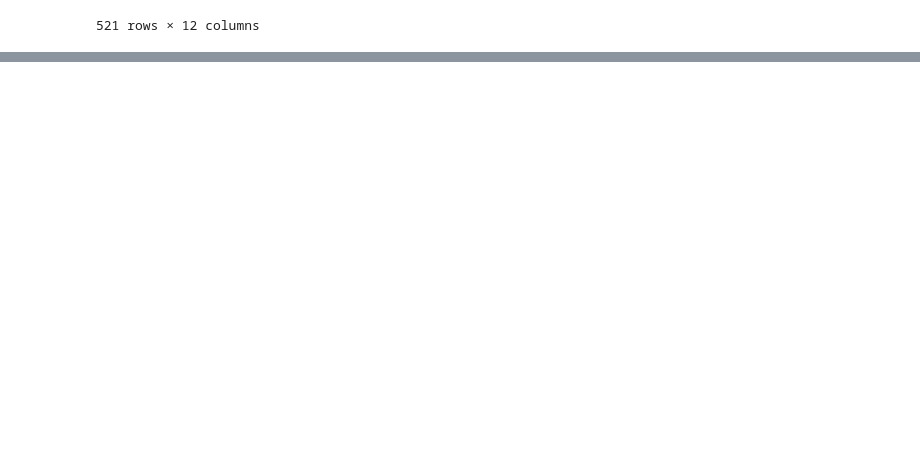
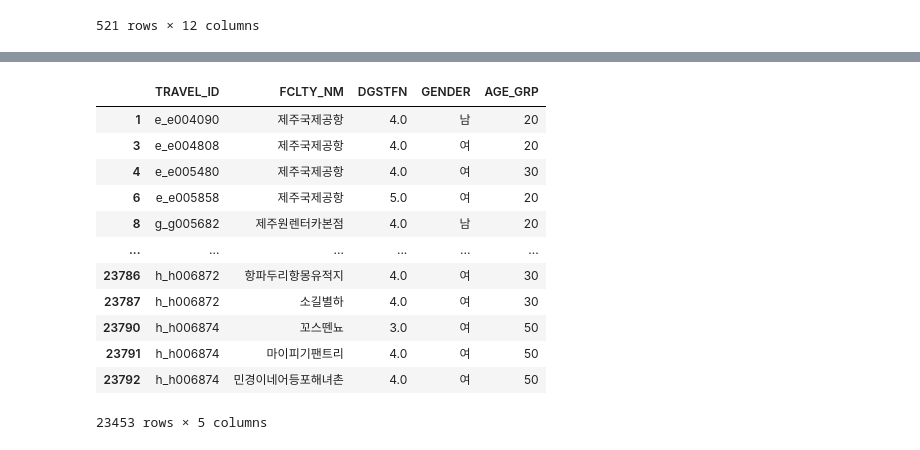
Before and after one commit to hanhee-cho/DA36_mini2_Jeju_for_All, a Jupyter notebook: minha_temp.ipynb, the cells around one changed output, grey strips where cells are left out. Cells and saved outputs as stored; diff of their text form; code cells hidden in the pictures; blank space fills up the shorter version.

```diff
--- a/minha_temp.ipynb
+++ b/minha_temp.ipynb
@@ -186,3 +186,66 @@ df5
 | 12436 | M1971 | 레저/체육/공원 | 대형레저시설 | 요트장 | 서귀포시 | 0 | 0 | ... |
 | 12518 | TANK공연장 | 전시/공연 | 영화/연극/공연 | N | 제주시 | 0 | 0 | ... |
 521 rows × 12 columns
+# %%
+import pandas as pd
+
+df2 = pd.read_csv('./data/tn_visit_area_info_방문지정보_H.csv')
+df2
+jeju_df = df2[df2['ROAD_NM_ADDR'].str.contains('제주', na=False)]
+jeju_df.info()
+jeju_df
+df3 = pd.read_csv('./data/tn_traveller_master_여행객 Master_H.csv')
+df3
+jeju_df.columns
+df3.columns
+df4 = pd.read_csv('./data/tn_travel_여행_H.csv')
+df4
+df3_4 = pd.merge(df3, df4, on='TRAVELER_ID', how='inner')
+df3_4
+merged_df = pd.merge(jeju_df, df3_4, on='TRAVEL_ID', how='inner')
+merged_df
+merged_df.columns
+df = merged_df.drop(['VISIT_AREA_ID', 'VISIT_ORDER',
+                     'VISIT_START_YMD', 'VISIT_END_YMD', 'ROAD_NM_ADDR', 'LOTNO_ADDR',
+                     'X_COORD', 'Y_COORD', 'ROAD_NM_CD', 'LOTNO_CD',
+                     'RESIDENCE_TIME_MIN', 'VISIT_AREA_TYPE_CD', 'REVISIT_YN',
+                     'VISIT_CHC_REASON_CD', 'LODGING_TYPE_CD',
+                     'RCMDTN_INTENTION', 'SGG_CD', 'TRAVELER_ID', 'RESIDENCE_SGG_CD',
+                     'EDU_NM', 'EDU_FNSH_SE', 'MARR_STTS',
+                     'FAMILY_MEMB', 'JOB_NM', 'JOB_ETC', 'INCOME', 'HOUSE_INCOME',
+                     'TRAVEL_TERM', 'TRAVEL_NUM', 'TRAVEL_LIKE_SIDO_1', 'TRAVEL_LIKE_SGG_1',
+                     'TRAVEL_LIKE_SIDO_2', 'TRAVEL_LIKE_SGG_2', 'TRAVEL_LIKE_SIDO_3',
+                     'TRAVEL_LIKE_SGG_3', 'TRAVEL_STYL_1', 'TRAVEL_STYL_2', 'TRAVEL_STYL_3',
+                     'TRAVEL_STYL_4', 'TRAVEL_STYL_5', 'TRAVEL_STYL_6', 'TRAVEL_STYL_7',
+                     'TRAVEL_STYL_8', 'TRAVEL_STATUS_RESIDENCE', 'TRAVEL_STATUS_DESTINATION',
+                     'TRAVEL_STATUS_ACCOMPANY', 'TRAVEL_STATUS_YMD', 'TRAVEL_MOTIVE_1',
+                     'TRAVEL_MOTIVE_2', 'TRAVEL_MOTIVE_3', 'TRAVEL_COMPANIONS_NUM',
+                     'TRAVEL_NM', 'TRAVEL_PURPOSE', 'TRAVEL_START_YMD', 'TRAVEL_END_YMD',
+                     'MVMN_NM', 'TRAVEL_MISSION', 'TRAVEL_MISSION_CHECK', 'POI_ID',
+                     'POI_NM', 'TRAVEL_PERSONA', 'REVISIT_INTENTION'], axis=1)
+df
+df = df.dropna(axis=0)
+df.isna().sum()
+# df = df[~df['VISIT_AREA_NM'].str.contains('집')]
+# df = df[~df['VISIT_AREA_NM'].str.contains('아파트')]
+# df = df[~df['VISIT_AREA_NM'].str.contains('공항')]
+# df = df[~df['VISIT_AREA_NM'].str.contains('렌터카')]
+# df = df[~df['VISIT_AREA_NM'].str.contains('커피')]
+# df = df[~df['VISIT_AREA_NM'].str.contains('카페')]
+# df = df[~df['VISIT_AREA_NM'].str.contains('스타벅스')]
+# df = df[~df['VISIT_AREA_NM'].str.contains('투썸플레이스')]
+# df = df[~df['VISIT_AREA_NM'].str.contains('빽다방')]
+# df = df[~df['VISIT_AREA_NM'].str.contains('호텔')]
+# df = df[~df['VISIT_AREA_NM'].str.contains('리조트')]
+# df = df[~df['VISIT_AREA_NM'].str.contains('펜션')]
+# df = df[~df['VISIT_AREA_NM'].str.contains('하우스')]
+# df = df[~df['VISIT_AREA_NM'].str.contains('식당')]
+# df = df[~df['VISIT_AREA_NM'].str.contains('마트')]
+# df = df[~df['VISIT_AREA_NM'].str.contains('GS25')]
+# df = df[~df['VISIT_AREA_NM'].str.contains('CU')]
+# df = df[~df['VISIT_AREA_NM'].str.contains('인생네컷')]
+df
+df['VISIT_AREA_NM'] = df['VISIT_AREA_NM'].str.replace(' ', '')
+df = df.rename(columns={'VISIT_AREA_NM': 'FCLTY_NM'})
+df
+# %% [output]
@@ -188,0 +269,13 @@ df5
+|  | TRAVEL_ID | FCLTY_NM | DGSTFN | GENDER | AGE_GRP |
+| 1 | e_e004090 | 제주국제공항 | 4.0 | 남 | 20 |
+| 3 | e_e004808 | 제주국제공항 | 4.0 | 여 | 20 |
+| 4 | e_e005480 | 제주국제공항 | 4.0 | 여 | 30 |
+| 6 | e_e005858 | 제주국제공항 | 5.0 | 여 | 20 |
+| 8 | g_g005682 | 제주원렌터카본점 | 4.0 | 남 | 20 |
+| ... | ... | ... | ... | ... | ... |
+| 23786 | h_h006872 | 항파두리항몽유적지 | 4.0 | 여 | 30 |
+| 23787 | h_h006872 | 소길별하 | 4.0 | 여 | 30 |
+| 23790 | h_h006874 | 꼬스뗀뇨 | 3.0 | 여 | 50 |
+| 23791 | h_h006874 | 마이피기팬트리 | 4.0 | 여 | 50 |
+| 23792 | h_h006874 | 민경이네어등포해녀촌 | 4.0 | 여 | 50 |
+23453 rows × 5 columns
```
Also changed, not shown: parts of 4 cells of this notebook.
